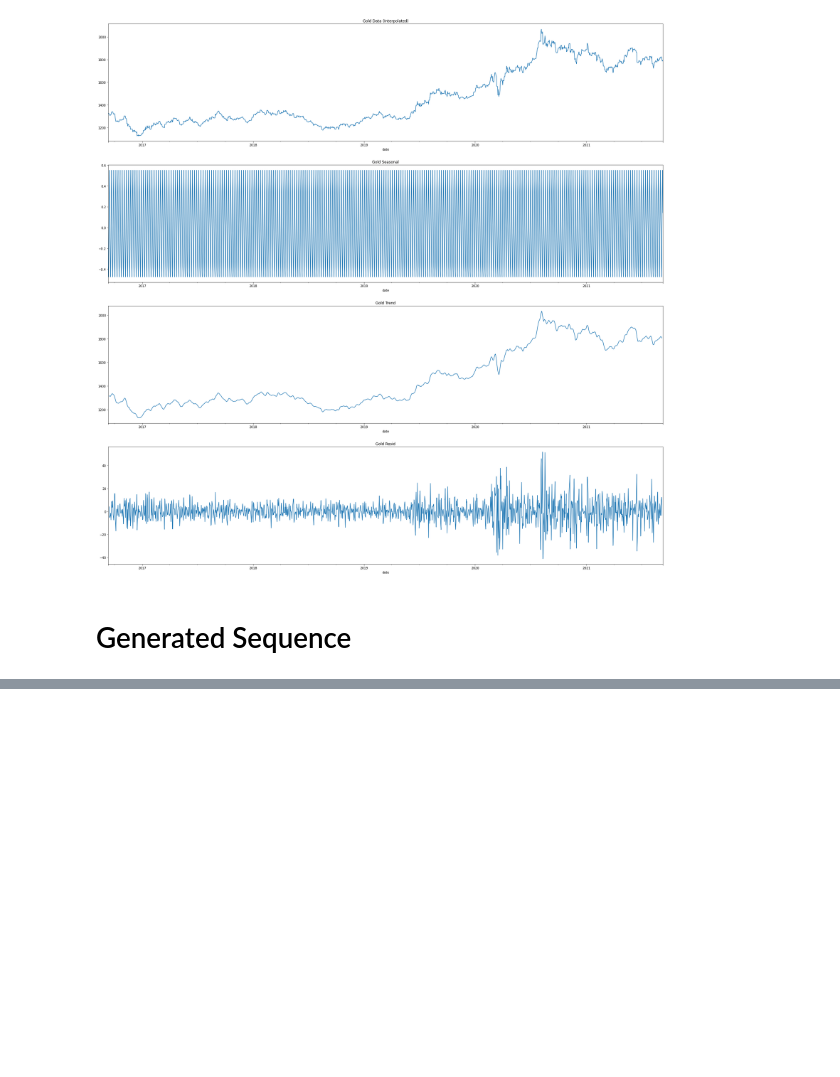
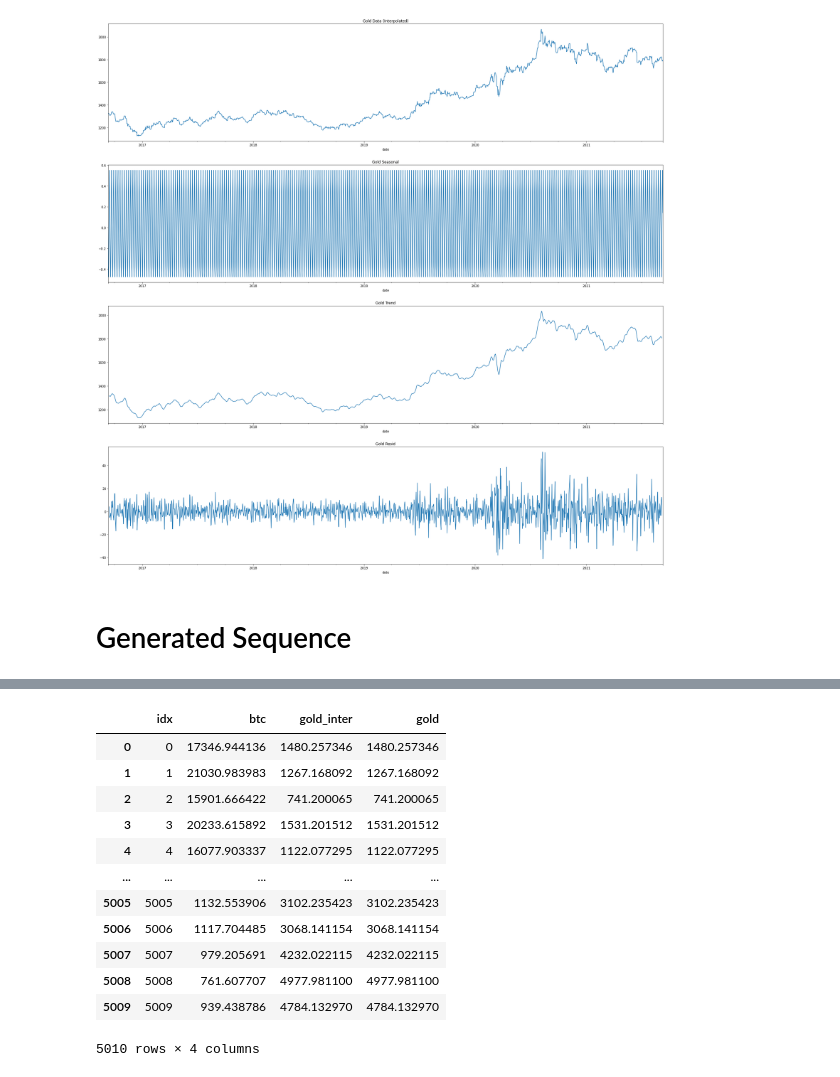
Before and after one commit to YuyangLee/Trading-Strategy-MCM22C, a Jupyter notebook: data_process.ipynb, the cells around one changed output, grey strips where cells are left out. Drawn from its saved outputs; the diff is of its cells as text; code cells hidden in the pictures; blank space fills up the shorter version.

```diff
--- a/data_process.ipynb
+++ b/data_process.ipynb
@@ -133,0 +145,19 @@ tensor([35220.6445, 31333.6038, 36671.4070,  ...,  2363.3865,  2576.4093,
+# %%
+data_gen = btc_gen_df.copy()
+data_gen.insert(gold_gen_df.shape[1], 'gold', pd.DataFrame(data=gold_gen_df, columns=['gld']))
+data_gen.insert(gold_gen_df.shape[1], 'gold_inter', pd.DataFrame(data=gold_gen_df, columns=['gld']))
+data_gen
+# %% [output]
+|  | idx | btc | gold_inter | gold |
+| 0 | 0 | 17346.944136 | 1480.257346 | 1480.257346 |
+| 1 | 1 | 21030.983983 | 1267.168092 | 1267.168092 |
+| 2 | 2 | 15901.666422 | 741.200065 | 741.200065 |
+| 3 | 3 | 20233.615892 | 1531.201512 | 1531.201512 |
+| 4 | 4 | 16077.903337 | 1122.077295 | 1122.077295 |
+| ... | ... | ... | ... | ... |
+| 5005 | 5005 | 1132.553906 | 3102.235423 | 3102.235423 |
+| 5006 | 5006 | 1117.704485 | 3068.141154 | 3068.141154 |
+| 5007 | 5007 | 979.205691 | 4232.022115 | 4232.022115 |
+| 5008 | 5008 | 761.607707 | 4977.981100 | 4977.981100 |
+| 5009 | 5009 | 939.438786 | 4784.132970 | 4784.132970 |
+5010 rows × 4 columns
```
Also changed, not shown: parts of 3 cells of this notebook, 10 other files.
